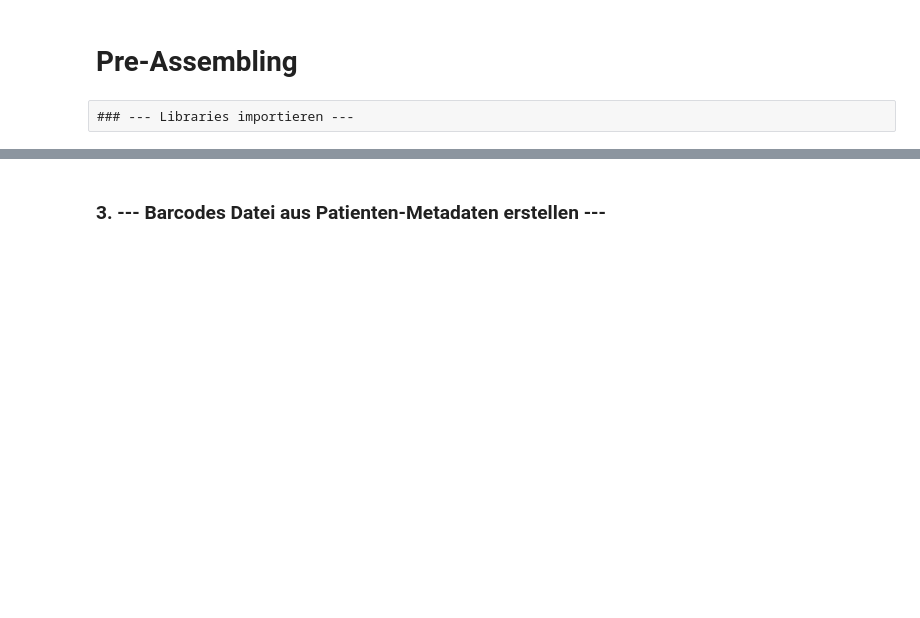
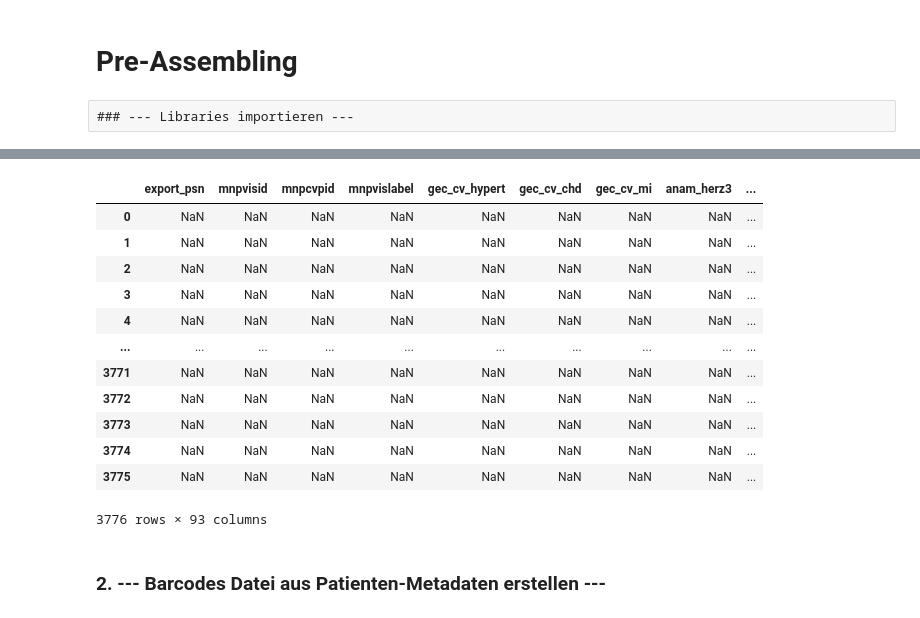
Before and after one commit to dlnija/ScRNA-analysis, a Jupyter notebook: 0_Preassembling.ipynb, the cells around one changed output, grey strips where cells are left out. Cells and saved outputs as stored; diff of their text form; code cells hidden in the pictures; blank space fills up the shorter version.

```diff
--- a/0_Preassembling.ipynb
+++ b/0_Preassembling.ipynb
@@ -21,7 +21,9 @@ import sctoolbox.utils.assemblers as assembler
 # %%
+file_path_meta_pop = "/mnt/workspace_stud/napkon_data/metadata/testdaten_meta_studis_meta.txt"
+file_path_meta_val = "/mnt/workspace_stud/napkon_data/metadata/testdaten_meta_studis_values.txt"
+
+file_path_gene = "/mnt/workspace_stud/napkon_data/wp2_rna/combined_rna_napkon_4_all.matrix.raw.anno"
 file_path_pat = "/mnt/workspace_stud/napkon_data/wp2_rna/out.txt"
-file_path_gene = "/mnt/workspace_stud/napkon_data/wp2_rna/combined_rna_napkon_4_all.matrix.raw.anno"
-
 
 path_mtx ='/mnt/workspace_stud/stud11/ScRNA-analysis/'
 # %% [markdown]
@@ -97,0 +175,3 @@ features.to_csv("/mnt/workspace_stud/stud11/ScRNA-analysis/variables.tsv", sep="
+# %%
+meta_val = pd.read_csv(file_path_meta_val, decimal=",", sep="\t")
+meta_val.head()
@@ -97,0 +194,2 @@ features.to_csv("/mnt/workspace_stud/stud11/ScRNA-analysis/variables.tsv", sep="
+# %%
+meta_val = meta_val.loc[meta_val["mnpvislabel"] == "Visite 1-VO"]
@@ -98,5 +252,22 @@ features.to_csv("/mnt/workspace_stud/stud11/ScRNA-analysis/variables.tsv", sep="
+# %%
+pat_df = pd.merge(meta_val, pat_df, left_on='export_psn', right_on='meta pop export_psn', how='right')
+pat_df
+# %% [output]
+|  | export_psn | mnpvisid | mnpcvpid | mnpvislabel | gec_cv_hypert | gec_cv_chd | gec_cv_mi | anam_herz3 | ... |
+| 0 | NaN | NaN | NaN | NaN | NaN | NaN | NaN | NaN | ... |
+| 1 | NaN | NaN | NaN | NaN | NaN | NaN | NaN | NaN | ... |
+| 2 | NaN | NaN | NaN | NaN | NaN | NaN | NaN | NaN | ... |
+| 3 | NaN | NaN | NaN | NaN | NaN | NaN | NaN | NaN | ... |
+| 4 | NaN | NaN | NaN | NaN | NaN | NaN | NaN | NaN | ... |
+| ... | ... | ... | ... | ... | ... | ... | ... | ... | ... |
+| 3771 | NaN | NaN | NaN | NaN | NaN | NaN | NaN | NaN | ... |
+| 3772 | NaN | NaN | NaN | NaN | NaN | NaN | NaN | NaN | ... |
+| 3773 | NaN | NaN | NaN | NaN | NaN | NaN | NaN | NaN | ... |
+| 3774 | NaN | NaN | NaN | NaN | NaN | NaN | NaN | NaN | ... |
+| 3775 | NaN | NaN | NaN | NaN | NaN | NaN | NaN | NaN | ... |
+3776 rows × 93 columns
 # %% [markdown]
-### 3. --- Barcodes Datei aus Patienten-Metadaten erstellen ---
+### 2. --- Barcodes Datei aus Patienten-Metadaten erstellen ---
 # %%
 # Barcodes-Datei (Patienten + Metadaten)
 
```
Also changed, not shown: parts of 35 cells of this notebook.
